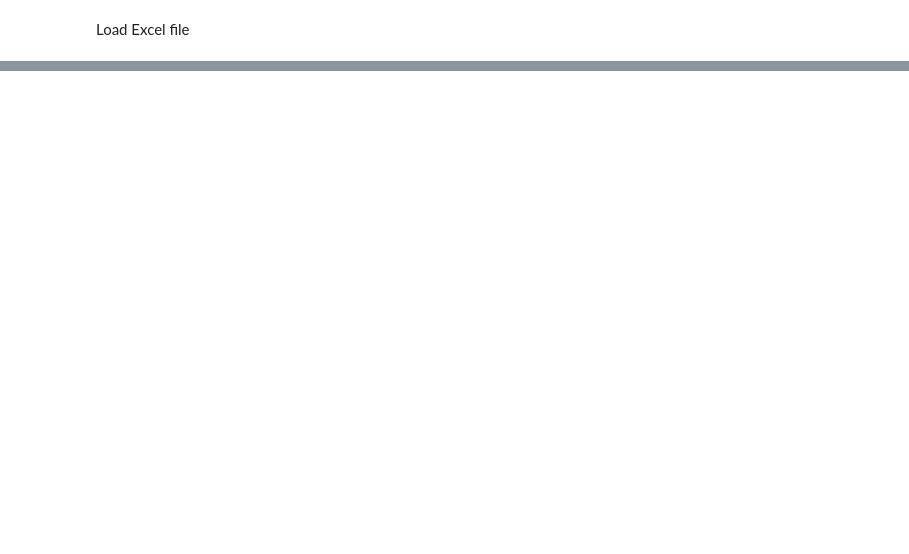
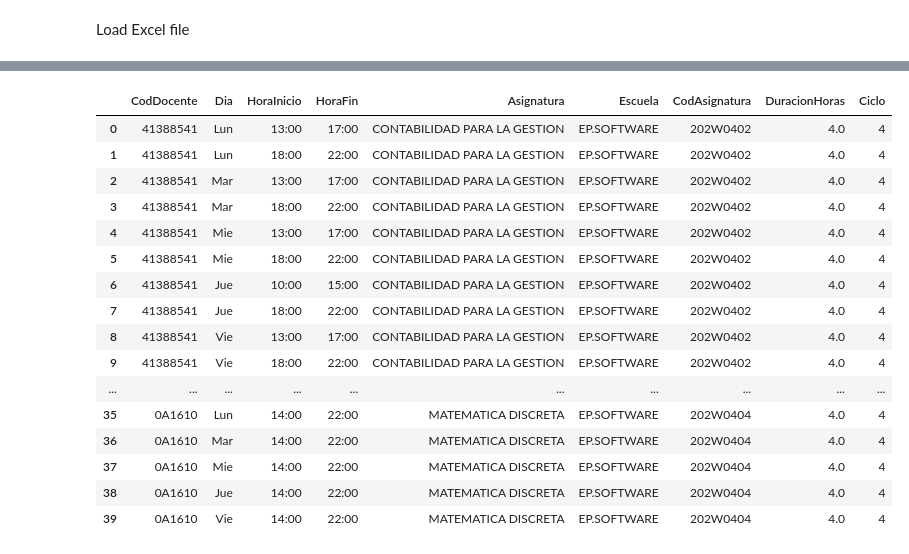
Before and after one commit to NicolasRojasGalaDEV/timeTablingFisiUNMSM, a Jupyter notebook: Extraccion/RealDisponibilidadDocente.ipynb, the cells around one changed output, grey strips where cells are left out. Cells and saved outputs as stored; diff of their text form; code cells hidden in the pictures; blank space fills up the shorter version.

```diff
--- a/Extraccion/RealDisponibilidadDocente.ipynb
+++ b/Extraccion/RealDisponibilidadDocente.ipynb
@@ -103,0 +201,10 @@ print("✅ Grouped availability saved to grouped_availability.csv")
+# %%
+# Cargar datasets
+disponibilidad=pd.read_csv((BASE_DIR / ".." /"Extraccion" /"disponibilidad_docentes.csv").resolve(),sep=",",encoding="utf-8-sig")
+preferencias=pd.read_csv("..\\Data\\Extraidos\\cursos_preferencia_docentes_f.csv",sep=";",encoding="utf-8-sig")
+duraciones=pd.read_csv((EXTRACCION_DIR/"duracion_asignatura.csv").resolve(),sep=";",encoding="utf-8-sig")
+# %%
+# Asegurarse de que los nombres de columnas estén sin tildes
+disponibilidad.columns = disponibilidad.columns.str.normalize("NFKD").str.encode("ascii", errors="ignore").str.decode("utf-8")
+preferencias.columns = preferencias.columns.str.normalize("NFKD").str.encode("ascii", errors="ignore").str.decode("utf-8")
+duraciones.columns = duraciones.columns.str.normalize("NFKD").str.encode("ascii", errors="ignore").str.decode("utf-8")
@@ -103,0 +238,5 @@ print("✅ Grouped availability saved to grouped_availability.csv")
+# %%
+disponibilidad["key"] = 1
+preferencias["key"] = 1
+
+cruce = pd.merge(disponibilidad, preferencias, on=["CodDocente", "key"]).drop(columns="key")
@@ -103,0 +291,22 @@ print("✅ Grouped availability saved to grouped_availability.csv")
+# %%
+cruce = cruce.merge(duraciones[["CodAsignatura", "DuracionHoras","Ciclo"]], on="CodAsignatura", how="left")
+# %%
+cruce
+# %% [output]
+|  | CodDocente | Dia | HoraInicio | HoraFin | Asignatura | Escuela | CodAsignatura | DuracionHoras | Ciclo |
+| 0 | 41388541 | Lun | 13:00 | 17:00 | CONTABILIDAD PARA LA GESTION | EP.SOFTWARE | 202W0402 | 4.0 | 4 |
+| 1 | 41388541 | Lun | 18:00 | 22:00 | CONTABILIDAD PARA LA GESTION | EP.SOFTWARE | 202W0402 | 4.0 | 4 |
+| 2 | 41388541 | Mar | 13:00 | 17:00 | CONTABILIDAD PARA LA GESTION | EP.SOFTWARE | 202W0402 | 4.0 | 4 |
+| 3 | 41388541 | Mar | 18:00 | 22:00 | CONTABILIDAD PARA LA GESTION | EP.SOFTWARE | 202W0402 | 4.0 | 4 |
+| 4 | 41388541 | Mie | 13:00 | 17:00 | CONTABILIDAD PARA LA GESTION | EP.SOFTWARE | 202W0402 | 4.0 | 4 |
+| 5 | 41388541 | Mie | 18:00 | 22:00 | CONTABILIDAD PARA LA GESTION | EP.SOFTWARE | 202W0402 | 4.0 | 4 |
+| 6 | 41388541 | Jue | 10:00 | 15:00 | CONTABILIDAD PARA LA GESTION | EP.SOFTWARE | 202W0402 | 4.0 | 4 |
+| 7 | 41388541 | Jue | 18:00 | 22:00 | CONTABILIDAD PARA LA GESTION | EP.SOFTWARE | 202W0402 | 4.0 | 4 |
+| 8 | 41388541 | Vie | 13:00 | 17:00 | CONTABILIDAD PARA LA GESTION | EP.SOFTWARE | 202W0402 | 4.0 | 4 |
+| 9 | 41388541 | Vie | 18:00 | 22:00 | CONTABILIDAD PARA LA GESTION | EP.SOFTWARE | 202W0402 | 4.0 | 4 |
+| ... | ... | ... | ... | ... | ... | ... | ... | ... | ... |
+| 35 | 0A1610 | Lun | 14:00 | 22:00 | MATEMATICA DISCRETA | EP.SOFTWARE | 202W0404 | 4.0 | 4 |
+| 36 | 0A1610 | Mar | 14:00 | 22:00 | MATEMATICA DISCRETA | EP.SOFTWARE | 202W0404 | 4.0 | 4 |
+| 37 | 0A1610 | Mie | 14:00 | 22:00 | MATEMATICA DISCRETA | EP.SOFTWARE | 202W0404 | 4.0 | 4 |
+| 38 | 0A1610 | Jue | 14:00 | 22:00 | MATEMATICA DISCRETA | EP.SOFTWARE | 202W0404 | 4.0 | 4 |
+| 39 | 0A1610 | Vie | 14:00 | 22:00 | MATEMATICA DISCRETA | EP.SOFTWARE | 202W0404 | 4.0 | 4 |
```
Also changed, not shown: parts of 65 cells of this notebook, 18 other files.
